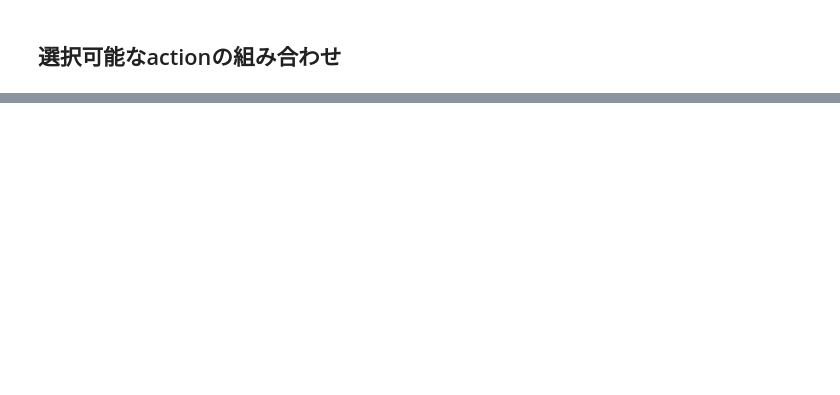
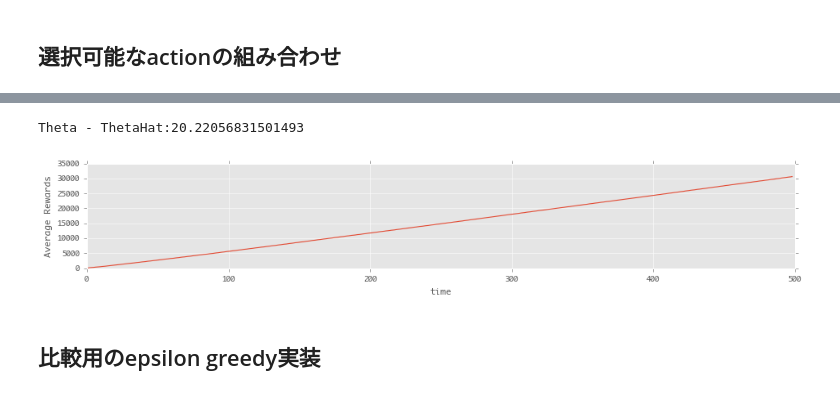
Before and after one commit to hagino3000/notebooks, a Jupyter notebook: MLP_bandit/Chap7.ipynb, the cells around one changed output, grey strips where cells are left out. Cells and saved outputs as stored; diff of their text form; code cells hidden in the pictures; blank space fills up the shorter version.

```diff
--- a/MLP_bandit/Chap7.ipynb
+++ b/MLP_bandit/Chap7.ipynb
@@ -248,0 +354,7 @@ Loss AVG:-4.060374042166143
+# %%
+rewards_result = run_thompson_test(T=500, trial=20)
+# %% [output]
+Theta - ThetaHat:20.22056831501493
+[figure, added]
+# %% [markdown]
+## 比較用のepsilon greedy実装
```
Also changed, not shown: parts of 34 cells of this notebook.
